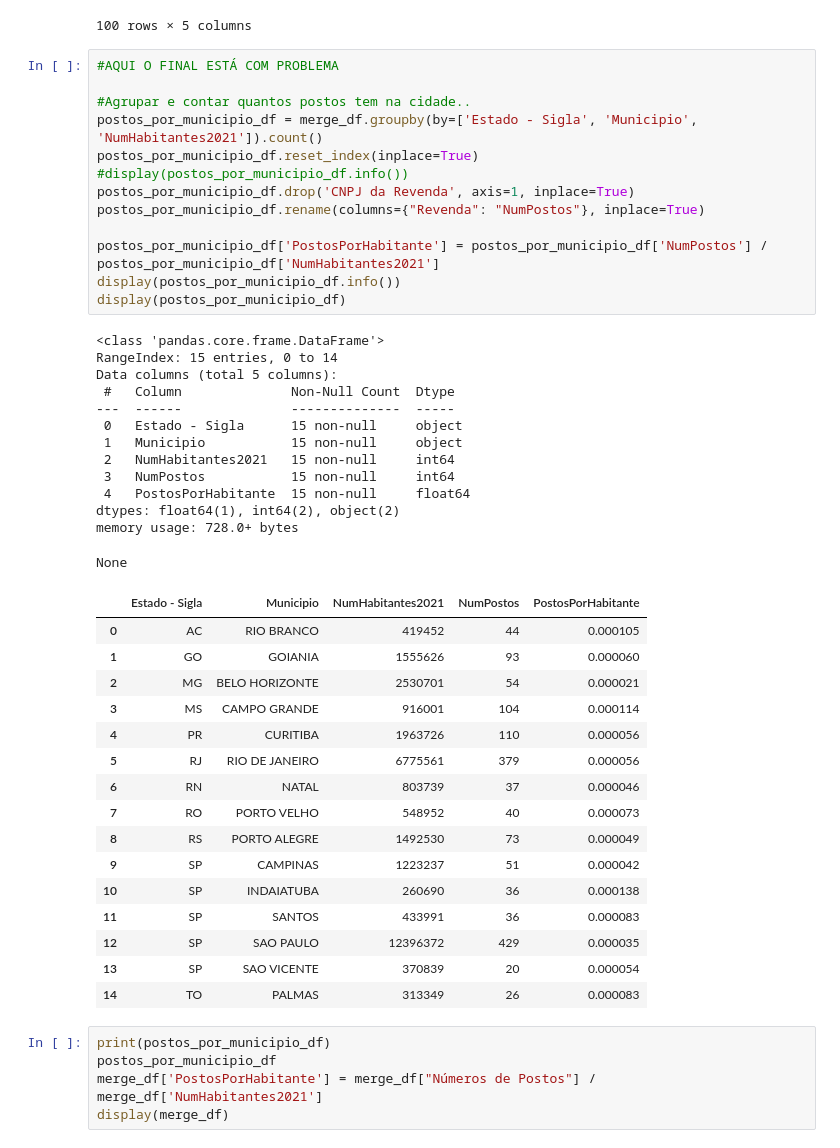
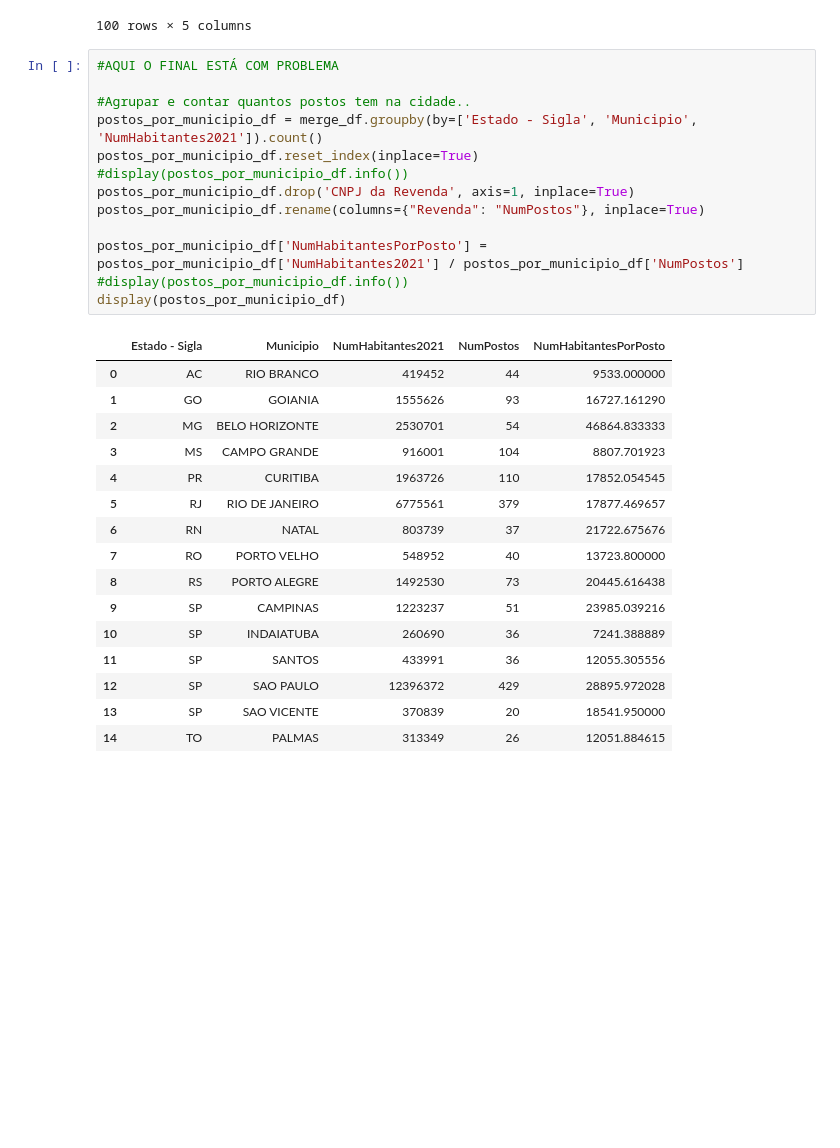
Before and after one commit to olEGLath/AnimaCursoExtensaoPython2023-1, a Jupyter notebook: Segundo_exemplo_em_Python_Pandas.ipynb, the cells around one changed output. Saved outputs shown, nothing was run; the diff lists cells and outputs as text; blank space fills up the shorter version.

```diff
--- a/Segundo_exemplo_em_Python_Pandas.ipynb
+++ b/Segundo_exemplo_em_Python_Pandas.ipynb
@@ -225,48 +225,30 @@ display(merge_df.head(100))
 # %%
 #AQUI O FINAL ESTÁ COM PROBLEMA
 
 #Agrupar e contar quantos postos tem na cidade..
 postos_por_municipio_df = merge_df.groupby(by=['Estado - Sigla', 'Municipio', 'NumHabitantes2021']).count()
 postos_por_municipio_df.reset_index(inplace=True)
 #display(postos_por_municipio_df.info())
 postos_por_municipio_df.drop('CNPJ da Revenda', axis=1, inplace=True)
 postos_por_municipio_df.rename(columns={"Revenda": "NumPostos"}, inplace=True)
 
-postos_por_municipio_df['PostosPorHabitante'] = postos_por_municipio_df['NumPostos'] / postos_por_municipio_df['NumHabitantes2021']
-display(postos_por_municipio_df.info())
+postos_por_municipio_df['NumHabitantesPorPosto'] = postos_por_municipio_df['NumHabitantes2021'] / postos_por_municipio_df['NumPostos']
+#display(postos_por_municipio_df.info())
 display(postos_por_municipio_df)
 # %% [output]
-<class 'pandas.core.frame.DataFrame'>
-RangeIndex: 15 entries, 0 to 14
-Data columns (total 5 columns):
- #   Column              Non-Null Count  Dtype
----  ------              --------------  -----
- 0   Estado - Sigla      15 non-null     object
- 1   Municipio           15 non-null     object
- 2   NumHabitantes2021   15 non-null     int64
- 3   NumPostos           15 non-null     int64
- 4   PostosPorHabitante  15 non-null     float64
-dtypes: float64(1), int64(2), object(2)
-memory usage: 728.0+ bytes
-None
-|  | Estado - Sigla | Municipio | NumHabitantes2021 | NumPostos | PostosPorHabitante |
-| 0 | AC | RIO BRANCO | 419452 | 44 | 0.000105 |
-| 1 | GO | GOIANIA | 1555626 | 93 | 0.000060 |
-| 2 | MG | BELO HORIZONTE | 2530701 | 54 | 0.000021 |
-| 3 | MS | CAMPO GRANDE | 916001 | 104 | 0.000114 |
-| 4 | PR | CURITIBA | 1963726 | 110 | 0.000056 |
-| 5 | RJ | RIO DE JANEIRO | 6775561 | 379 | 0.000056 |
-| 6 | RN | NATAL | 803739 | 37 | 0.000046 |
-| 7 | RO | PORTO VELHO | 548952 | 40 | 0.000073 |
-| 8 | RS | PORTO ALEGRE | 1492530 | 73 | 0.000049 |
-| 9 | SP | CAMPINAS | 1223237 | 51 | 0.000042 |
-| 10 | SP | INDAIATUBA | 260690 | 36 | 0.000138 |
-| 11 | SP | SANTOS | 433991 | 36 | 0.000083 |
-| 12 | SP | SAO PAULO | 12396372 | 429 | 0.000035 |
-| 13 | SP | SAO VICENTE | 370839 | 20 | 0.000054 |
-| 14 | TO | PALMAS | 313349 | 26 | 0.000083 |
+|  | Estado - Sigla | Municipio | NumHabitantes2021 | NumPostos | NumHabitantesPorPosto |
+| 0 | AC | RIO BRANCO | 419452 | 44 | 9533.000000 |
+| 1 | GO | GOIANIA | 1555626 | 93 | 16727.161290 |
+| 2 | MG | BELO HORIZONTE | 2530701 | 54 | 46864.833333 |
+| 3 | MS | CAMPO GRANDE | 916001 | 104 | 8807.701923 |
+| 4 | PR | CURITIBA | 1963726 | 110 | 17852.054545 |
+| 5 | RJ | RIO DE JANEIRO | 6775561 | 379 | 17877.469657 |
+| 6 | RN | NATAL | 803739 | 37 | 21722.675676 |
+| 7 | RO | PORTO VELHO | 548952 | 40 | 13723.800000 |
+| 8 | RS | PORTO ALEGRE | 1492530 | 73 | 20445.616438 |
+| 9 | SP | CAMPINAS | 1223237 | 51 | 23985.039216 |
+| 10 | SP | INDAIATUBA | 260690 | 36 | 7241.388889 |
+| 11 | SP | SANTOS | 433991 | 36 | 12055.305556 |
+| 12 | SP | SAO PAULO | 12396372 | 429 | 28895.972028 |
+| 13 | SP | SAO VICENTE | 370839 | 20 | 18541.950000 |
+| 14 | TO | PALMAS | 313349 | 26 | 12051.884615 |
-# %%
-print(postos_por_municipio_df)
-postos_por_municipio_df
-merge_df['PostosPorHabitante'] = merge_df["Números de Postos"] / merge_df['NumHabitantes2021']
-display(merge_df)
```
Also changed, not shown: parts of 5 cells of this notebook.
